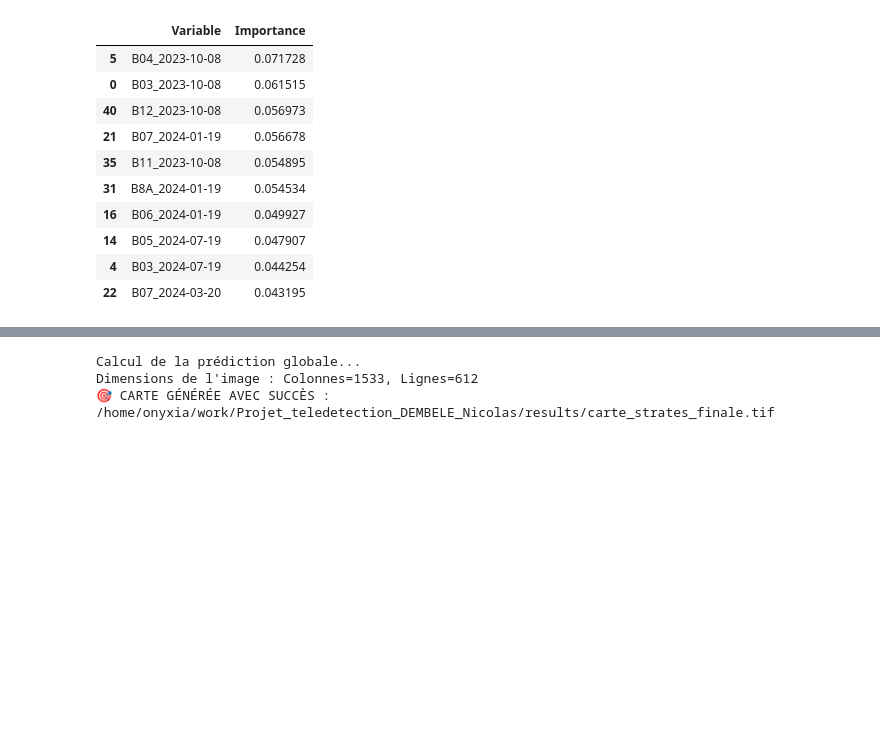
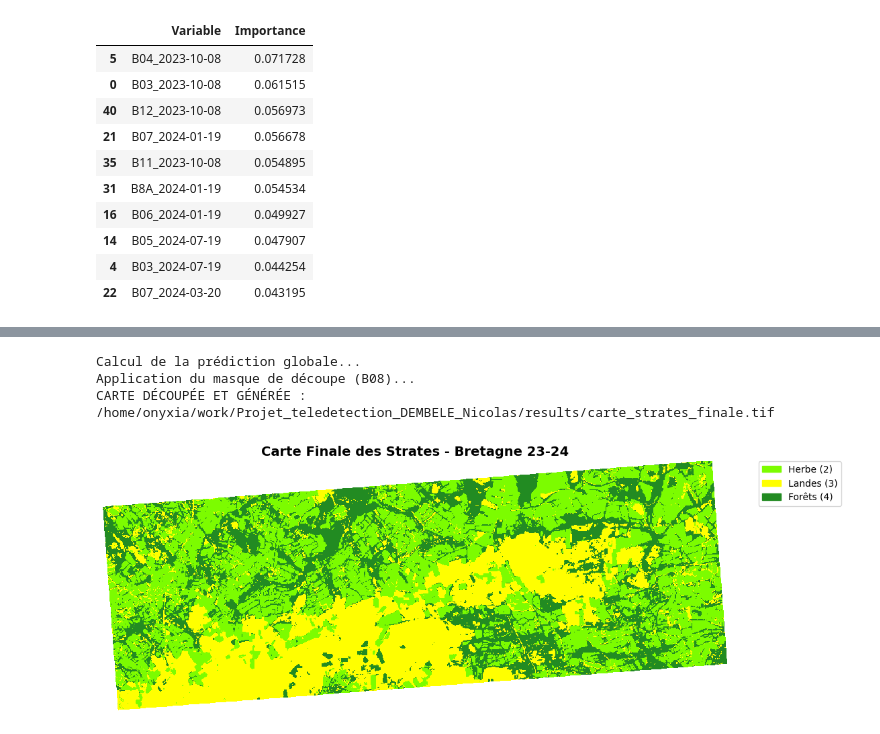
Before and after one commit to Nicopras720295/Projet_teledetection_DEMBELE_Nicolas, a Jupyter notebook: projet_telea_DEMBELE_Nicolas.ipynb, the cells around one changed output, grey strips where cells are left out. Saved outputs shown, nothing was run; the diff lists cells and outputs as text; code cells hidden in the pictures; blank space fills up the shorter version.

Commit message:
Ajout du masque pour découper l'image final

```diff
--- a/projet_telea_DEMBELE_Nicolas.ipynb
+++ b/projet_telea_DEMBELE_Nicolas.ipynb
@@ -577,60 +735,86 @@ plt.savefig('top_10_importance.png')
 # %%
 # =================================================================
-# 8. APPLICATION DU MODÈLE SUR L'IMAGE ENTIÈRE
+# 8. APPLICATION DU MODÈLE ET CRÉATION DU MASQUE (B08)
 # =================================================================
 from osgeo import gdal
 import numpy as np
 from libsigma.read_and_write import open_image, write_image
+import matplotlib.pyplot as plt
+import matplotlib.patches as mpatches
+from matplotlib.colors import ListedColormap
 
-# 1. Chargement de l'image complète
+# 1. Chargement et Prédiction
 X_img, _, t_img = cla.get_samples_from_roi(out_stack, out_stack)
-
-# 2. Prédiction
 print("Calcul de la prédiction globale...")
 Y_predict = best_model.predict(X_img)
 
-# 3. Reconstruction de la géométrie
+# 2. Reconstruction de la géométrie initiale
 ds_stack = open_image(out_stack)
-# Récupération sécurisée des dimensions GDAL (X=Col, Y=Row)
-cols = ds_stack.RasterXSize
-rows = ds_stack.RasterYSize
-
-print(f"Dimensions de l'image : Colonnes={cols}, Lignes={rows}")
-
-# NumPy : (Hauteur, Largeur, Bandes) -> (rows, cols, 1)
-img = np.zeros((rows, cols, 1), dtype='uint8')
+cols, rows = ds_stack.RasterXSize, ds_stack.RasterYSize
+img = np.zeros((rows, cols), dtype='uint8')
 
 # Placement des pixels prédits
-try:
-    # On force l'ordre Y (lignes), X (colonnes)
-    img[t_img[0], t_img[1], 0] = Y_predict
-except IndexError:
-    print("⚠️ Erreur d'index détectée, tentative d'inversion des axes...")
-    # Si ça échoue, c'est que t_img[1] sont les lignes et t_img[0] les colonnes
-    img[t_img[1], t_img[0], 0] = Y_predict
+img[t_img[0], t_img[1]] = Y_predict
+
+# 3. CRÉATION DU MASQUE À PARTIR DE LA BANDE B08
+print("Application du masque de découpe (B08)...")
+file_b8 = '/home/onyxia/work/data/projet_eval/bretagne_23-24_B08.tif'
+ds_b8 = gdal.Open(file_b8)
+arr_b8 = ds_b8.ReadAsArray()
+
+# On crée un masque binaire (1 là où il y a de la donnée, 0 ailleurs)
+# Si arr_b8 est en 3D (bandes, lig, col), on prend la première bande [0]
+mask = (arr_b8[0] > 0) if arr_b8.ndim == 3 else (arr_b8 > 0)
+
+# On applique le masque : on garde la classif seulement là où le masque est vrai
+img_masked = np.where(mask, img, 0)
+
 # =================================================================
-# 9. SAUVEGARDE ET CONFIGURATION DU NODATA
+# 9. SAUVEGARDE ET AFFICHAGE
 # =================================================================
 out_classif = '/home/onyxia/work/Projet_teledetection_DEMBELE_Nicolas/results/carte_strates_finale.tif'
 
+# Sauvegarde du tableau masqué (on rajoute une dimension pour le format GDAL)
 write_image(
     out_classif,
-    img,
+    img_masked[:, :, np.newaxis],
     data_set=ds_stack,
     gdal_dtype=gdal.GDT_Byte,
     nb_band=1
 )
 
-# Gestion du NoData pour la transparence
+# Configuration finale du NoData (0) pour la transparence
 ds_final = gdal.Open(out_classif, gdal.GA_Update)
 if ds_final:
     band = ds_final.GetRasterBand(1)
     band.SetNoDataValue(0)
     band.FlushCache()
     ds_final = None
 
-print(f"🎯 CARTE GÉNÉRÉE AVEC SUCCÈS : {out_classif}")
+print(f"CARTE DÉCOUPÉE ET GÉNÉRÉE : {out_classif}")
+
+# --- AFFICHAGE AVEC LES COULEURS ---
+plt.figure(figsize=(12, 10))
+
+# 0: Transparent, 2: Vert clair, 3: Jaune (Landes), 4: Vert foncé
+# On construit la liste pour vmin=0 à vmax=4
+colors_qgis = [(1,1,1,0), (1,1,1,0), "#7cfc00", "#ffff00", "#228b22"]
+cmap_custom = ListedColormap(colors_qgis)
+
+plt.imshow(img_masked, cmap=cmap_custom, vmin=0, vmax=4, interpolation='nearest')
+plt.title("Carte Finale des Strates - Bretagne 23-24", fontsize=14, fontweight='bold')
+
+# Légende
+patches = [
+    mpatches.Patch(color='#7cfc00', label='Herbe (2)'),
+    mpatches.Patch(color='#ffff00', label='Landes (3)'),
+    mpatches.Patch(color='#228b22', label='Forêts (4)')
+]
+plt.legend(handles=patches, bbox_to_anchor=(1.05, 1), loc='upper left', borderaxespad=0.)
+plt.axis('off')
+plt.show()
 # %% [output]
 Calcul de la prédiction globale...
-Dimensions de l'image : Colonnes=1533, Lignes=612
-🎯 CARTE GÉNÉRÉE AVEC SUCCÈS : /home/onyxia/work/Projet_teledetection_DEMBELE_Nicolas/results/carte_strates_finale.tif
+Application du masque de découpe (B08)...
+CARTE DÉCOUPÉE ET GÉNÉRÉE : /home/onyxia/work/Projet_teledetection_DEMBELE_Nicolas/results/carte_strates_finale.tif
+[figure, added]
```
Also changed, not shown: parts of 34 cells of this notebook, 1 other file.
